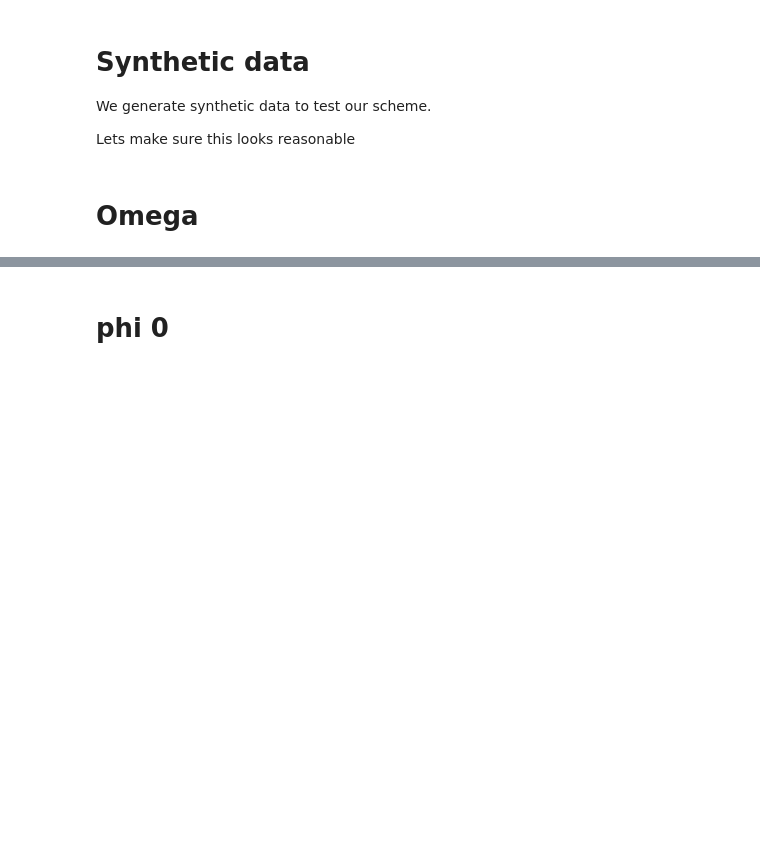
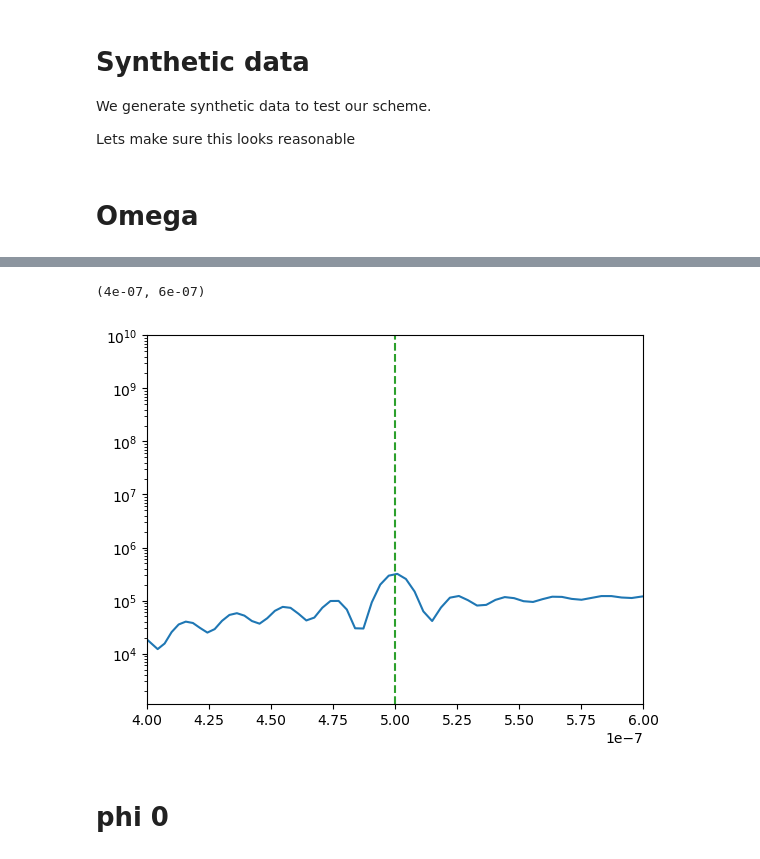
Before and after one commit to tomkimpson/KalmanPhasePTA, a Jupyter notebook: notebooks/check_likelihood_curves_chi.ipynb, the cells around one changed output, grey strips where cells are left out. Saved outputs shown, nothing was run; the diff lists cells and outputs as text; code cells hidden in the pictures; blank space fills up the shorter version.

```diff
--- a/notebooks/check_likelihood_curves_chi.ipynb
+++ b/notebooks/check_likelihood_curves_chi.ipynb
@@ -83,3 +102,13 @@ plt.xscale('log')
+# %%
+parameter_values = np.logspace(-9,-6,N)
+plt.plot(parameter_values,np.abs(likelihoods_omega))
+plt.axvline(5e-7,linestyle='--', c='C2')
+#plt.xscale('log')
+plt.yscale('log')
+plt.xlim(4e-7,6e-7)
+# %% [output]
+(4e-07, 6e-07)
+[figure, added]
 # %% [markdown]
 # phi 0
 # %%
```
Also changed, not shown: parts of 10 cells of this notebook, 3 other files.
